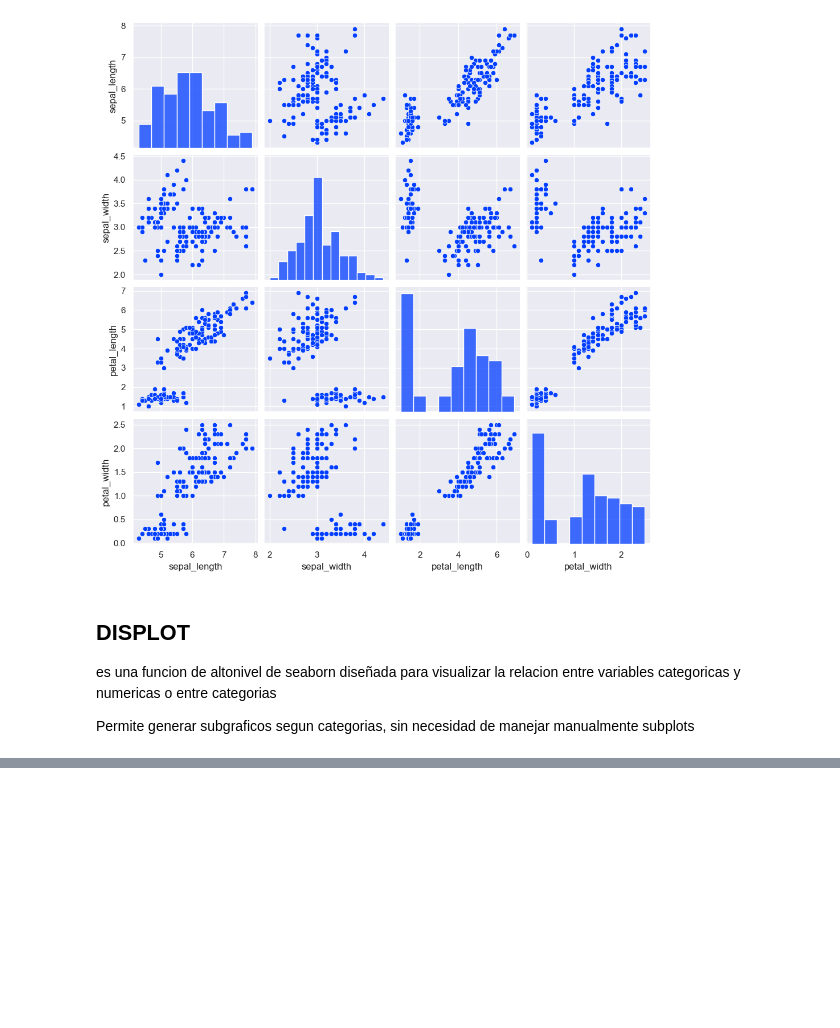
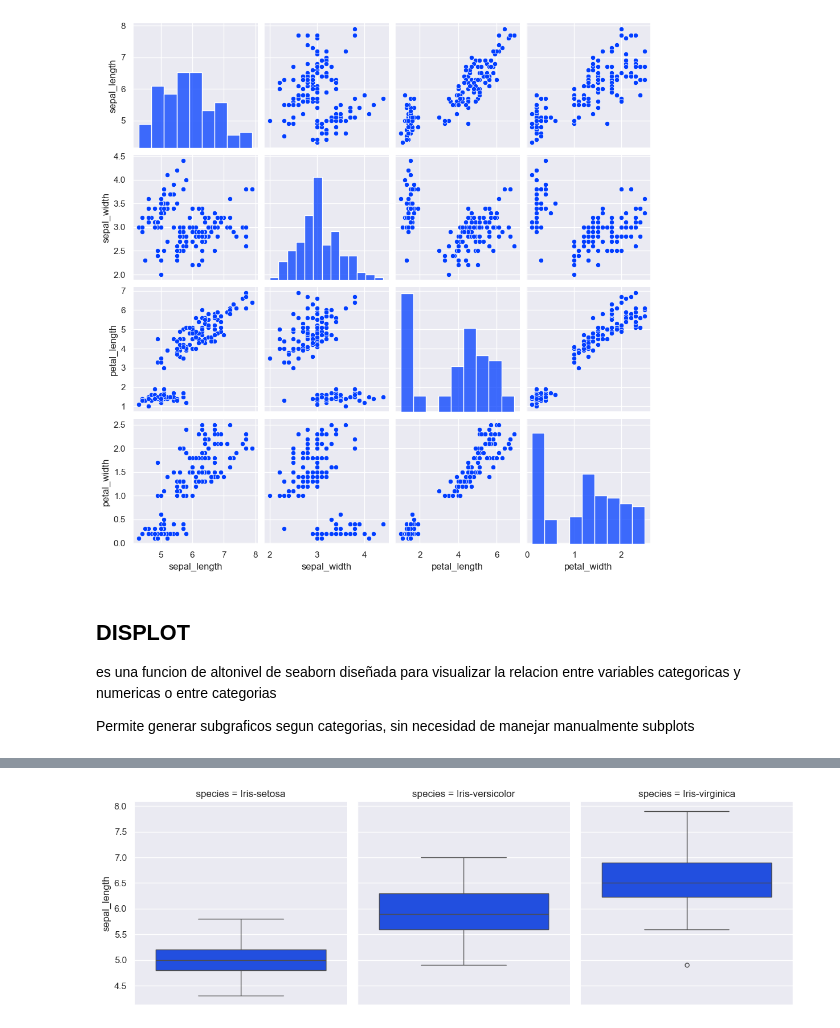
Before and after one commit to CabHug/Portfolio, a Jupyter notebook: Practicas/Visualizacion/Practica_visualizacion.ipynb, the cells around one changed output, grey strips where cells are left out. Drawn from its saved outputs; the diff is of its cells as text; code cells hidden in the pictures; blank space fills up the shorter version.

```diff
--- a/Practicas/Visualizacion/Practica_visualizacion.ipynb
+++ b/Practicas/Visualizacion/Practica_visualizacion.ipynb
@@ -455,0 +460,14 @@ plt.show()
+# %%
+sns.catplot(
+    data= iris,
+    y='sepal_length',
+    col='species',
+    col_wrap=3, # cuantas columnas por fila
+    kind='box',
+    height=4,
+    #inner = 'quartile'
+)
+
+plt.show()
+# %% [output]
+[figure, added]
```
Also changed, not shown: parts of 9 cells of this notebook, 4 other files.
